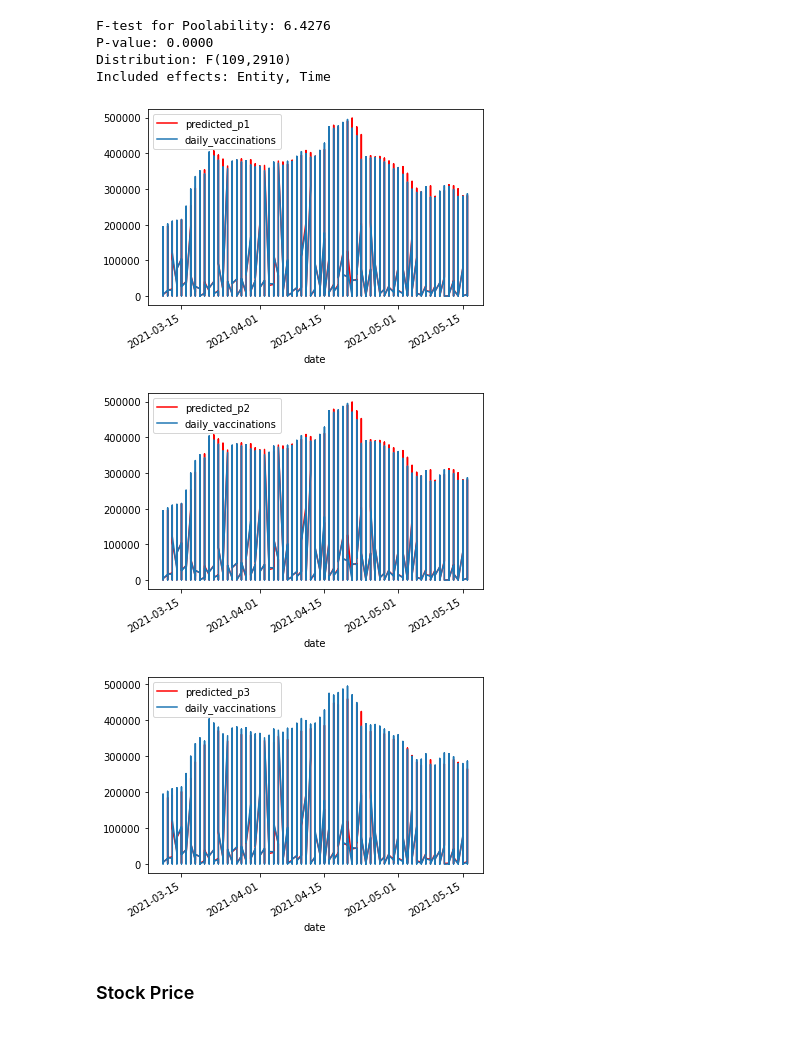
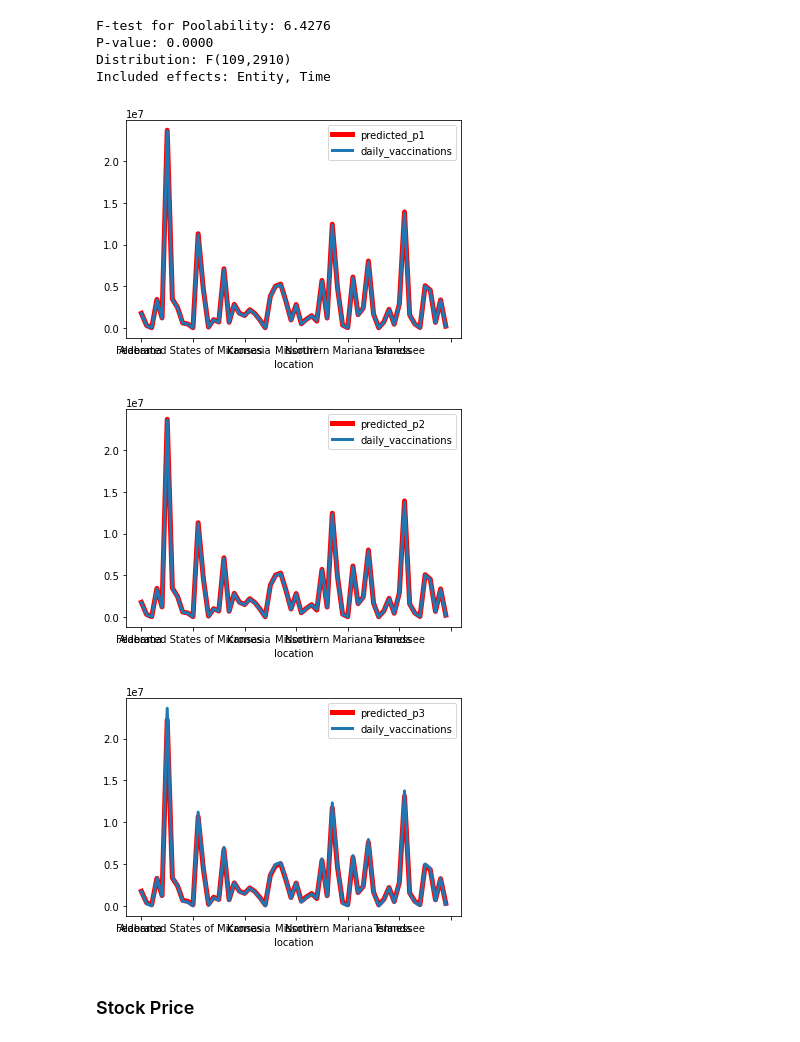
Before and after one commit to juno-yuu/COVID-Vaccine-and-Biotech-industry, a Jupyter notebook: Final_Project_Clean.ipynb, the cells around one changed output. Cells and saved outputs as stored; diff of their text form; code cells hidden in the pictures.

```diff
--- a/Final_Project_Clean.ipynb
+++ b/Final_Project_Clean.ipynb
@@ -306,22 +306,23 @@ data_panel_test['predicted_p3'] = p3.predict(data = data_panel_test['daily_vacci
 data_panel_test = data_panel_test.reset_index()
 data_panel_test = data_panel_test.set_index('date')
 # %%
-ax1 = data_panel_test.plot(y = 'predicted_p1', color = 'red')
-data_panel_test.plot(y = 'daily_vaccinations', ax = ax1)
+data_panel_test_us = data_panel_test.groupby('location').sum()
+ax1 = data_panel_test_us.plot(y = 'predicted_p1', color = 'red', linewidth = 5)
+data_panel_test_us.plot(y = 'daily_vaccinations', ax = ax1, linewidth = 3)
 plt.show()
 # %% [output]
-[figure, old version]
+[figure, new version]
 # %%
-ax2 = data_panel_test.plot(y = 'predicted_p2', color = 'red')
-data_panel_test.plot(y = 'daily_vaccinations', ax = ax2)
+ax2 = data_panel_test_us.plot(y = 'predicted_p2', color = 'red', linewidth = 5)
+data_panel_test_us.plot(y = 'daily_vaccinations', ax = ax2, linewidth = 3)
 plt.show()
 # %% [output]
-[figure, old version]
+[figure, new version]
 # %%
-ax3 = data_panel_test.plot(y = 'predicted_p3', color = 'red')
-data_panel_test.plot(y = 'daily_vaccinations', ax = ax3)
+ax3 = data_panel_test_us.plot(y = 'predicted_p3', color = 'red', linewidth = 5)
+data_panel_test_us.plot(y = 'daily_vaccinations', ax = ax3, linewidth = 3)
 plt.show()
 # %% [output]
-[figure, old version]
+[figure, new version]
 # %% [markdown]
 ### Stock Price
```
Also changed, not shown: parts of 1 cell of this notebook.
